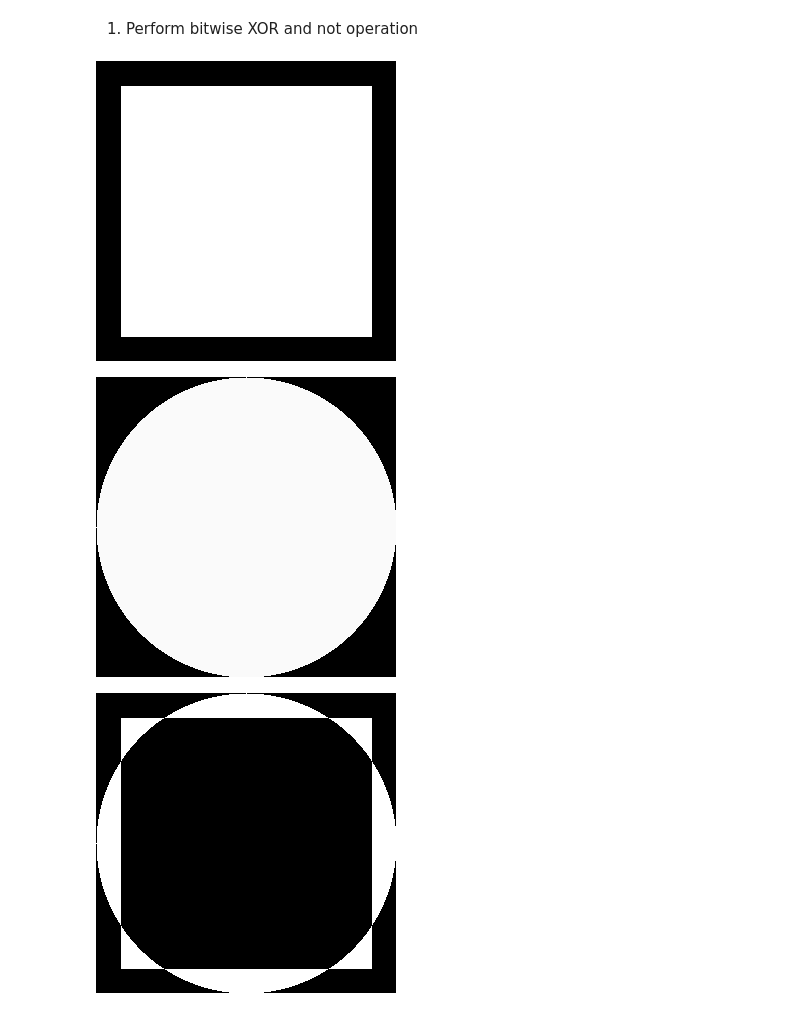
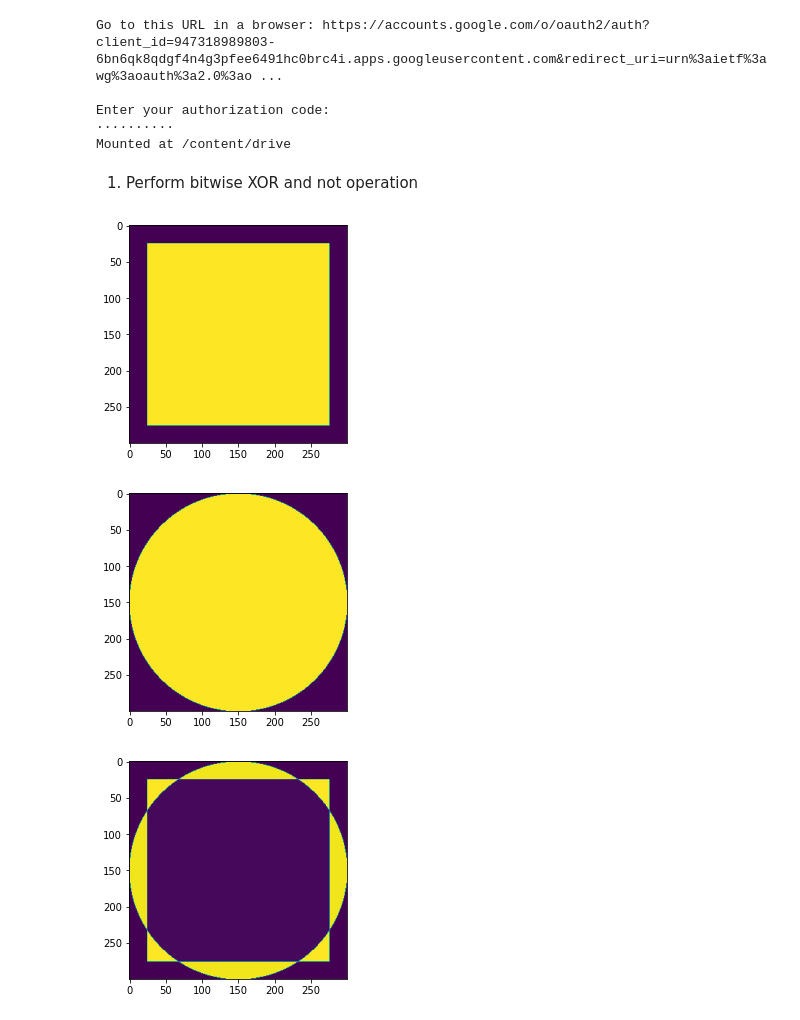
Before and after one commit to anshita22/CV, a Jupyter notebook: Assignment2_opencv.ipynb, the cells around one changed output. Cells and saved outputs as stored; diff of their text form; code cells hidden in the pictures.

```diff
--- a/Assignment2_opencv.ipynb
+++ b/Assignment2_opencv.ipynb
@@ -1,5 +1,14 @@
 # %% [markdown]
 <a href="https://colab.research.google.com/github/anshita22/CV/blob/master/Assignment2_opencv.ipynb" target="_parent"><img src="https://colab.research.google.com/assets/colab-badge.svg" alt="Open In Colab"/></a>
+# %%
+from google.colab import drive
+drive.mount('/content/drive')
+# %% [output]
+Go to this URL in a browser: https://accounts.google.com/o/oauth2/auth?client_id=947318989803-6bn6qk8qdgf4n4g3pfee6491hc0brc4i.apps.googleusercontent.com&redirect_uri=urn%3aietf%3awg%3aoauth%3a2.0%3ao ...
+
+Enter your authorization code:
+··········
+Mounted at /content/drive
 # %%
  from google.colab.patches import cv2_imshow
 # %% [markdown]
@@ -7,19 +16,22 @@
 # %%
 import cv2
 import numpy as np
+import matplotlib.pyplot as plt
 
 rectangle=np.zeros((300,300),dtype="uint8")
-cv2.rectangle(rectangle,(25,25),(275,275),(255,0,0),-1)
-cv2_imshow(rectangle)
-
+cv2.rectangle(rectangle,(25,25),(275,275),(255,255,0),-1)
+plt.imshow(rectangle)
+plt.show()
 circle=np.zeros((300,300),dtype="uint8")
-cv2.circle(circle,(150,150),150,(250,0,0),-1)
-cv2_imshow(circle)
+cv2.circle(circle,(150,150),150,(250,0,255),-1)
+plt.imshow(circle)
+plt.show()
 # %% [output]
-[figure, old version]
+[figure, new version]
-[figure, old version]
+[figure, new version]
 # %%
 bitwisexor= cv2.bitwise_xor(rectangle, circle)
-cv2_imshow(bitwisexor)
+plt.imshow(bitwisexor)
+plt.show()
 # %% [output]
-[figure, old version]
+[figure, new version]
```
Also changed, not shown: parts of 9 cells of this notebook.
